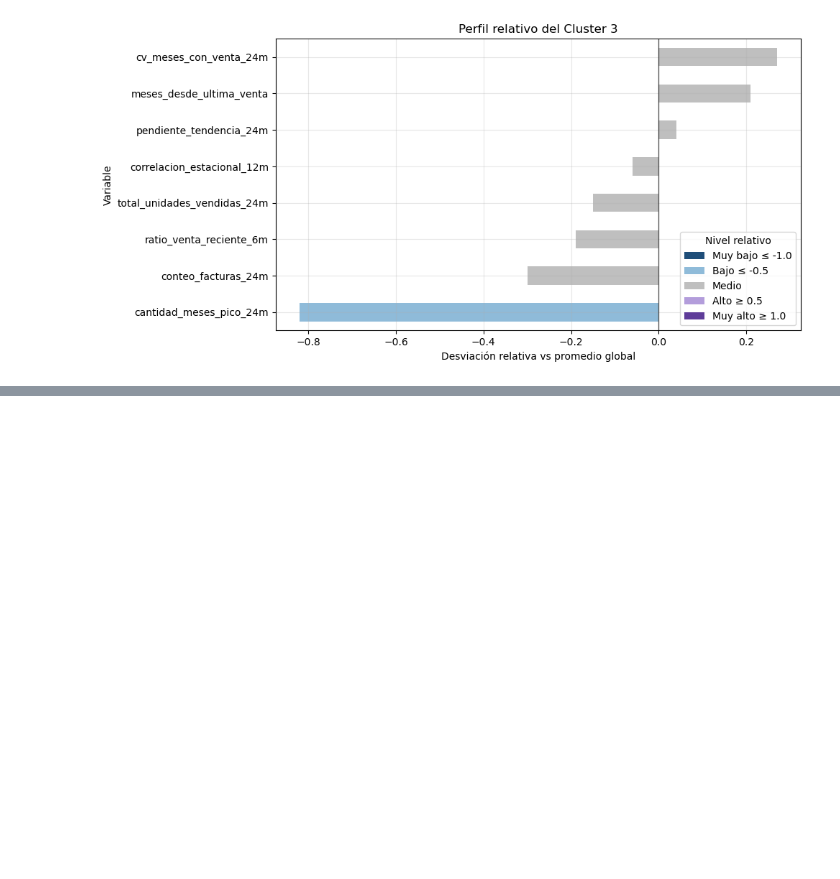
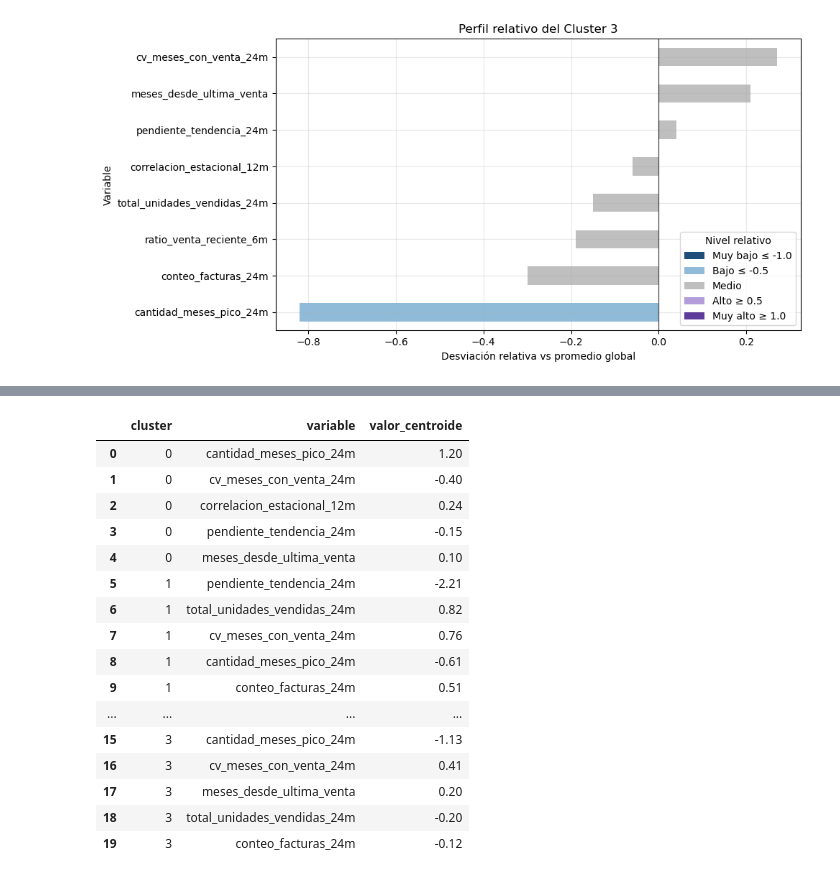
Before and after one commit to choppeb7/Tesis-Master-AI, a Jupyter notebook: 4_cluterizacion_articulos.ipynb, the cells around one changed output, grey strips where cells are left out. Cells and saved outputs as stored; diff of their text form; code cells hidden in the pictures; blank space fills up the shorter version.

```diff
--- a/4_cluterizacion_articulos.ipynb
+++ b/4_cluterizacion_articulos.ipynb
@@ -1413,0 +1444,10 @@ for cluster in perfil_relativo_clusters.index:
+# %%
+# ============================================================
+# 10. Centroides del modelo K-Means
+# ============================================================
+# Los centroides muestran el centro de cada cluster en el espacio escalado.
+# ============================================================
+
+centroides=pd.DataFrame(modelo_kmeans_final.cluster_centers_, columns=X_scaled.columns).round(2)
+
+centroides
@@ -1413,0 +1460,46 @@ for cluster in perfil_relativo_clusters.index:
+# %%
+# ============================================================
+# 11. Variables dominantes por centroide
+# ============================================================
+
+variables_dominantes_centorides=[]
+
+for cluster in centroides.index:
+    serie_centroide=centroides.loc[cluster]
+
+    top_variables=(
+        serie_centroide
+        .abs()
+        .sort_values(ascending=False)
+        .head(5)
+        .index
+        .tolist()
+    )
+
+    for variable in top_variables:
+        variables_dominantes_centorides.append(
+    {"cluster":cluster,
+     "variable":variable,
+     "valor_centroide":serie_centroide[variable]
+     }
+    )
+df_variable_dominantes_centroides=pd.DataFrame(variables_dominantes_centorides)
+df_variable_dominantes_centroides
+# %% [output]
+|  | cluster | variable | valor_centroide |
+| 0 | 0 | cantidad_meses_pico_24m | 1.20 |
+| 1 | 0 | cv_meses_con_venta_24m | -0.40 |
+| 2 | 0 | correlacion_estacional_12m | 0.24 |
+| 3 | 0 | pendiente_tendencia_24m | -0.15 |
+| 4 | 0 | meses_desde_ultima_venta | 0.10 |
+| 5 | 1 | pendiente_tendencia_24m | -2.21 |
+| 6 | 1 | total_unidades_vendidas_24m | 0.82 |
+| 7 | 1 | cv_meses_con_venta_24m | 0.76 |
+| 8 | 1 | cantidad_meses_pico_24m | -0.61 |
+| 9 | 1 | conteo_facturas_24m | 0.51 |
+| ... | ... | ... | ... |
+| 15 | 3 | cantidad_meses_pico_24m | -1.13 |
+| 16 | 3 | cv_meses_con_venta_24m | 0.41 |
+| 17 | 3 | meses_desde_ultima_venta | 0.20 |
+| 18 | 3 | total_unidades_vendidas_24m | -0.20 |
+| 19 | 3 | conteo_facturas_24m | -0.12 |
```
Also changed, not shown: parts of 8 cells of this notebook, 1 other file.
